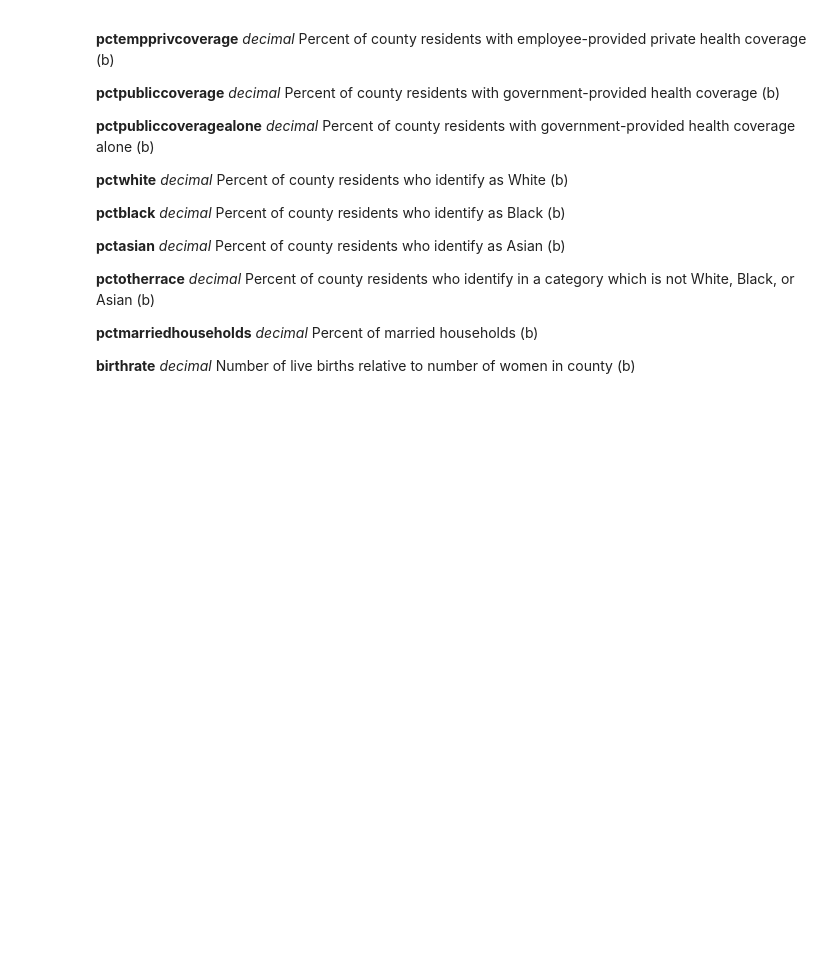
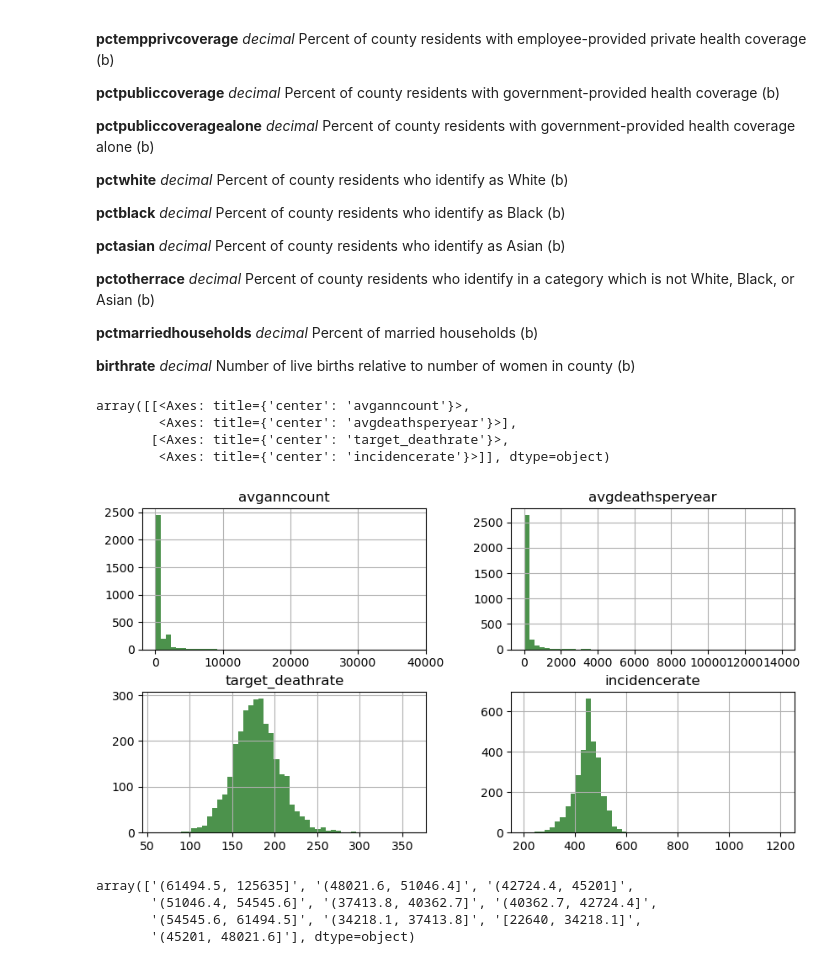
Before and after one commit to sydneycally-inclane-2812/analysis-student-performance, a Jupyter notebook: cancer_analysis.ipynb, the cells around one changed output. Saved outputs shown, nothing was run; the diff lists cells and outputs as text; code cells hidden in the pictures; blank space fills up the shorter version.

Commit message:
Analysis of features, visualized data

```diff
--- a/cancer_analysis.ipynb
+++ b/cancer_analysis.ipynb
@@ -92,3 +102,5 @@ memory usage: 785.7+ KB
 **pctmarriedhouseholds**     _decimal_       Percent of married households (b)
 
 **birthrate**     _decimal_       Number of live births relative to number of women in county (b)
+# %%
+df1 = df.copy()
@@ -94,0 +116,15 @@ memory usage: 785.7+ KB
+# %%
+df1[["avganncount", "avgdeathsperyear", "target_deathrate", "incidencerate"]].hist(figsize=(10, 5), bins=50, color='darkgreen', alpha=0.7)
+# %% [output]
+array([[<Axes: title={'center': 'avganncount'}>,
+        <Axes: title={'center': 'avgdeathsperyear'}>],
+       [<Axes: title={'center': 'target_deathrate'}>,
+        <Axes: title={'center': 'incidencerate'}>]], dtype=object)
+[figure, added]
+# %%
+df1["binnedinc"].unique()
+# %% [output]
+array(['(61494.5, 125635]', '(48021.6, 51046.4]', '(42724.4, 45201]',
+       '(51046.4, 54545.6]', '(37413.8, 40362.7]', '(40362.7, 42724.4]',
+       '(54545.6, 61494.5]', '(34218.1, 37413.8]', '[22640, 34218.1]',
+       '(45201, 48021.6]'], dtype=object)
```
Also changed, not shown: parts of 39 cells of this notebook, 1 other file.
